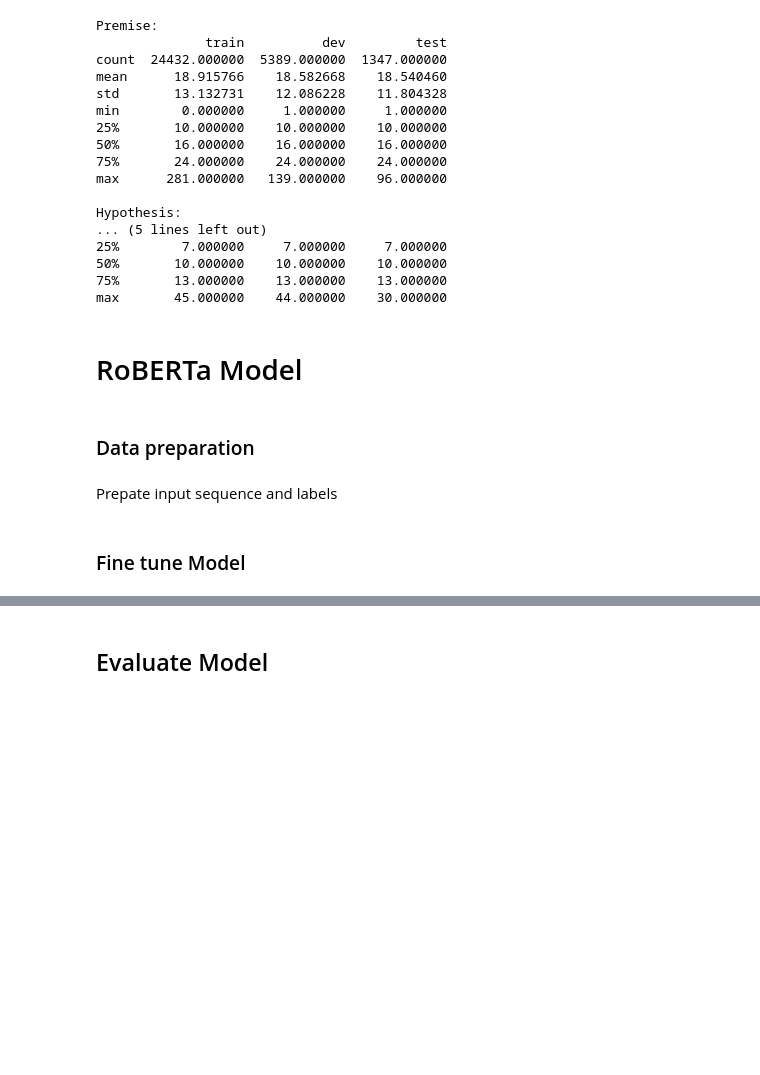
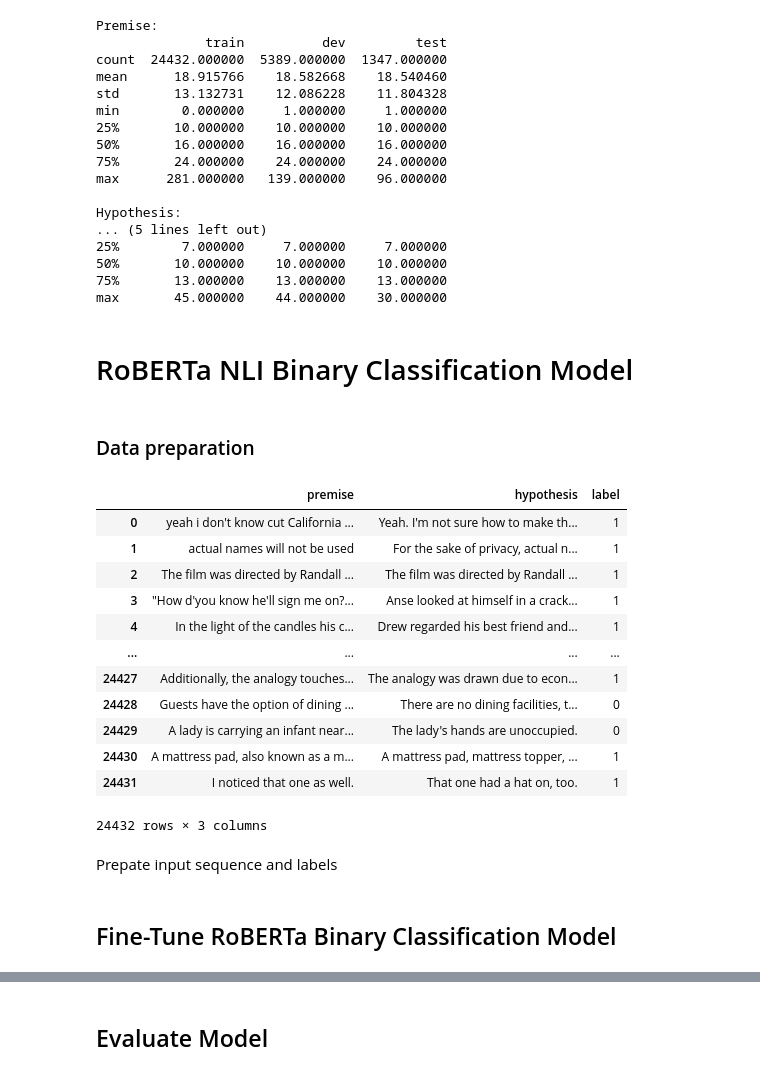
Before and after one commit to AAP9002/COMP34812-NLU-NLI, a Jupyter notebook: NLI_Transformer_RoBERTa.ipynb, the cells around one changed output, grey strips where cells are left out. Drawn from its saved outputs; the diff is of its cells as text; code cells hidden in the pictures; blank space fills up the shorter version.

```diff
--- a/NLI_Transformer_RoBERTa.ipynb
+++ b/NLI_Transformer_RoBERTa.ipynb
@@ -72,6 +127,10 @@ test set shape:(1347, 3)
 | 5314 | As the sophistication and the num... | Improvements are costly to the ag... | 1 |
 | 2018 | This most symbolic of Crete's rel... | Crete never lost possession of it... | 0 |
 | 2185 | Just as he had experienced disapp... | His betrayal made him feel comple... | 1 |
+# %%
+train_set = train_set.dropna(subset=['label'])
+dev_set = dev_set.dropna(subset=['label'])
+test_set = test_set.dropna(subset=['label'])
 # %% [markdown]
 ## Explore dataset
 # %% [markdown]
@@ -127,5 +192,5 @@ Hypothesis:
 75%       13.000000    13.000000    13.000000
 max       45.000000    44.000000    30.000000
 # %% [markdown]
-# RoBERTa Model
+# RoBERTa NLI Binary Classification Model
 # %%
@@ -135,3 +215,19 @@ tokenizer = AutoTokenizer.from_pretrained("FacebookAI/roberta-base")
+# %%
+train_set
+# %% [output]
+|  | premise | hypothesis | label |
+| 0 | yeah i don't know cut California ... | Yeah. I'm not sure how to make th... | 1 |
+| 1 | actual names will not be used | For the sake of privacy, actual n... | 1 |
+| 2 | The film was directed by Randall ... | The film was directed by Randall ... | 1 |
+| 3 | "How d'you know he'll sign me on?... | Anse looked at himself in a crack... | 1 |
+| 4 | In the light of the candles his c... | Drew regarded his best friend and... | 1 |
+| ... | ... | ... | ... |
+| 24427 | Additionally, the analogy touches... | The analogy was drawn due to econ... | 1 |
+| 24428 | Guests have the option of dining ... | There are no dining facilities, t... | 0 |
+| 24429 | A lady is carrying an infant near... | The lady's hands are unoccupied. | 0 |
+| 24430 | A mattress pad, also known as a m... | A mattress pad, mattress topper, ... | 1 |
+| 24431 | I noticed that one as well. | That one had a hat on, too. | 1 |
+24432 rows × 3 columns
 # %% [markdown]
 Prepate input sequence and labels
 # %%
@@ -156,5 +257,5 @@ train_batches = train_embeddings.batch(BATCH_SIZE)
 dev_batches = dev_embeddings.batch(BATCH_SIZE)
 test_batches = test_embeddings.batch(BATCH_SIZE)
 # %% [markdown]
-### Fine tune Model
+## Fine-Tune RoBERTa Binary Classification Model
 # %%
```
Also changed, not shown: parts of 39 cells of this notebook.
